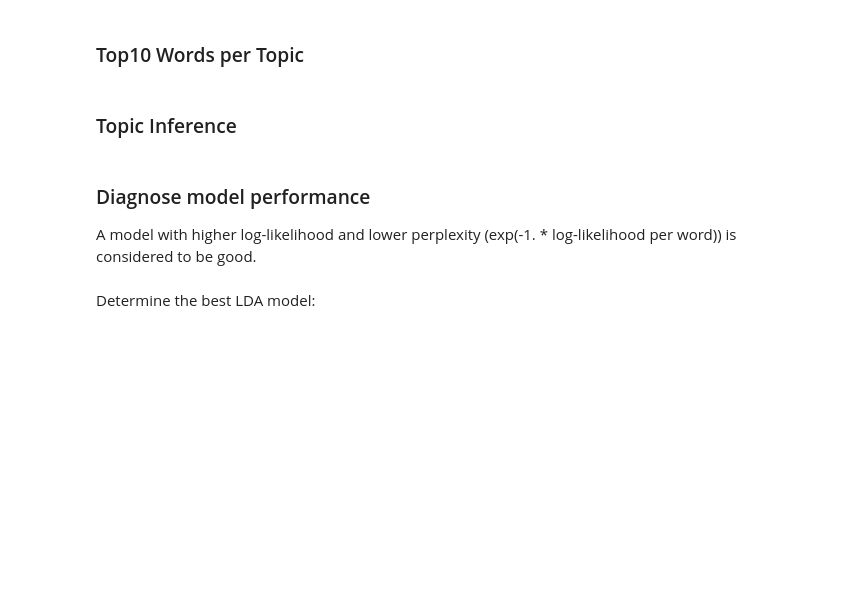
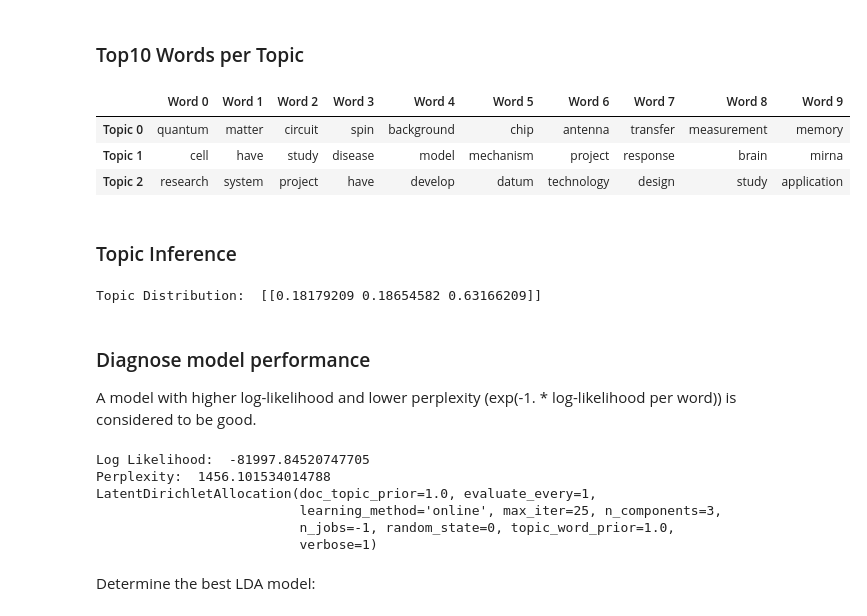
Before and after one commit to cbadenes/notebooks, a Jupyter notebook: probabilistic_topic_models/LDA_Topics.ipynb, the cells around one changed output. Drawn from its saved outputs; the diff is of its cells as text; code cells hidden in the pictures; blank space fills up the shorter version.

```diff
--- a/probabilistic_topic_models/LDA_Topics.ipynb
+++ b/probabilistic_topic_models/LDA_Topics.ipynb
@@ -86,7 +86,7 @@ tf_vectorizer = CountVectorizer(
     analyzer = 'word'
 )
 bag_of_words = tf_vectorizer.fit_transform(documents)
-dictionary = tf_vectorizer.get_feature_names()
+dictionary = tf_vectorizer.get_feature_names_out()
 vocabulary = tf_vectorizer.vocabulary_
 
 print("Vocabulary Size: ", len(dictionary))
@@ -108,9 +131,9 @@ Now it's time to build a LDA-based model by setting values for:
 
 topics = 3
 
-alpha = 100.0
+alpha = 1.0
 
-beta = 100.0
+beta = 1.0
 
 # Run LDA
 lda = LatentDirichletAllocation(
@@ -174,25 +258,32 @@ data_table.DataTable(df_topic_keywords, num_rows_per_page=10)
 ### Top10 Words per Topic
 # %%
 def show_topics(vectorizer=tf_vectorizer, lda_model=lda, n_words=20):
-    keywords = np.array(vectorizer.get_feature_names())
+    keywords = np.array(vectorizer.get_feature_names_out())
     topic_keywords = []
     for topic_weights in lda_model.components_:
         top_keyword_locs = (-topic_weights).argsort()[:n_words]
         topic_keywords.append(keywords.take(top_keyword_locs))
     return topic_keywords
 topic_keywords = show_topics(vectorizer=tf_vectorizer, lda_model=lda, n_words=10)
 
 # Topic - Keywords Dataframe
 df_topic_keywords = pd.DataFrame(topic_keywords)
 df_topic_keywords.columns = ['Word '+str(i) for i in range(df_topic_keywords.shape[1])]
 df_topic_keywords.index = ['Topic '+str(i) for i in range(df_topic_keywords.shape[0])]
 data_table.DataTable(df_topic_keywords, num_rows_per_page=10)
+# %% [output]
+|  | Word 0 | Word 1 | Word 2 | Word 3 | Word 4 | Word 5 | Word 6 | Word 7 | Word 8 | Word 9 |
+| Topic 0 | quantum | matter | circuit | spin | background | chip | antenna | transfer | measurement | memory |
+| Topic 1 | cell | have | study | disease | model | mechanism | project | response | brain | mirna |
+| Topic 2 | research | system | project | have | develop | datum | technology | design | study | application |
 # %% [markdown]
 ### Topic Inference
 # %%
 text = "we develop a project to process models in a large-scale" #@param {type:"string"}
 
 print("Topic Distribution: ", lda.transform(tf_vectorizer.transform([text])))
+# %% [output]
+Topic Distribution:  [[0.18179209 0.18654582 0.63166209]]
 # %% [markdown]
 ### Diagnose model performance
 
@@ -206,6 +297,13 @@ print("Perplexity: ", lda.perplexity(bag_of_words))
 
 # See model parameters
 print(lda)
+# %% [output]
+Log Likelihood:  -81997.84520747705
+Perplexity:  1456.101534014788
+LatentDirichletAllocation(doc_topic_prior=1.0, evaluate_every=1,
+                          learning_method='online', max_iter=25, n_components=3,
+                          n_jobs=-1, random_state=0, topic_word_prior=1.0,
+                          verbose=1)
 # %% [markdown]
 Determine the best LDA model:
 # %%
```
Also changed, not shown: parts of 9 cells of this notebook.
